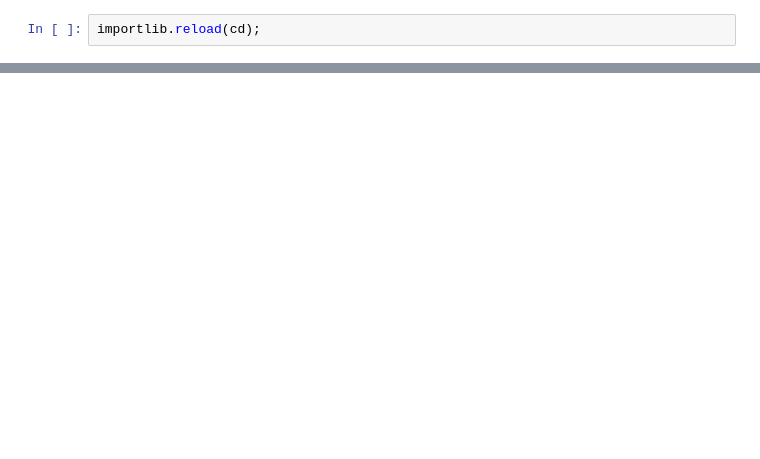
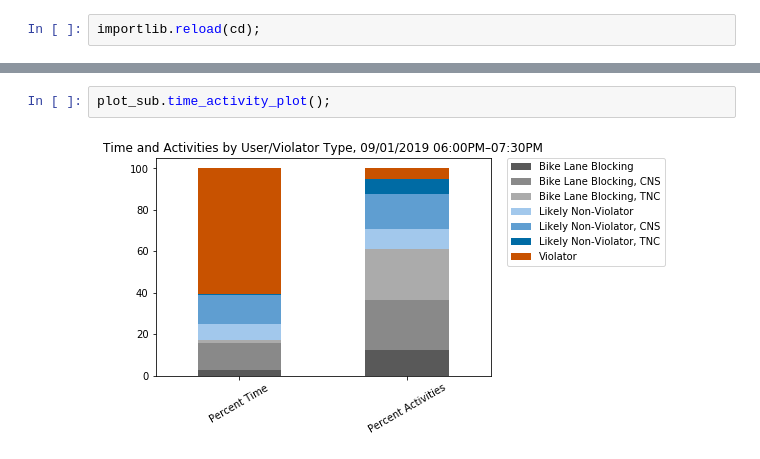
Before and after one commit to ucla-its/curb-analysis-visuals, a Jupyter notebook: SummaryStats.ipynb, the cells around one changed output, grey strips where cells are left out. Cells and saved outputs as stored; diff of their text form; blank space fills up the shorter version.

```diff
--- a/SummaryStats.ipynb
+++ b/SummaryStats.ipynb
@@ -80,0 +110,4 @@ times.blockers_exceed_viol()
+# %%
+plot_sub.time_activity_plot();
+# %% [output]
+[figure, added]
```
Also changed, not shown: parts of 26 cells of this notebook, 6 other files.
